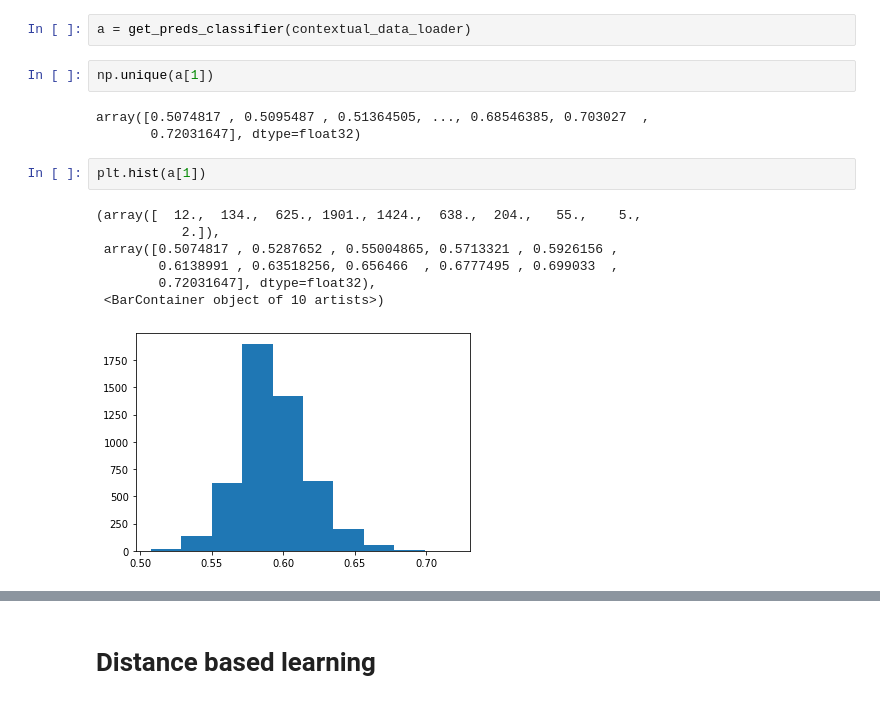
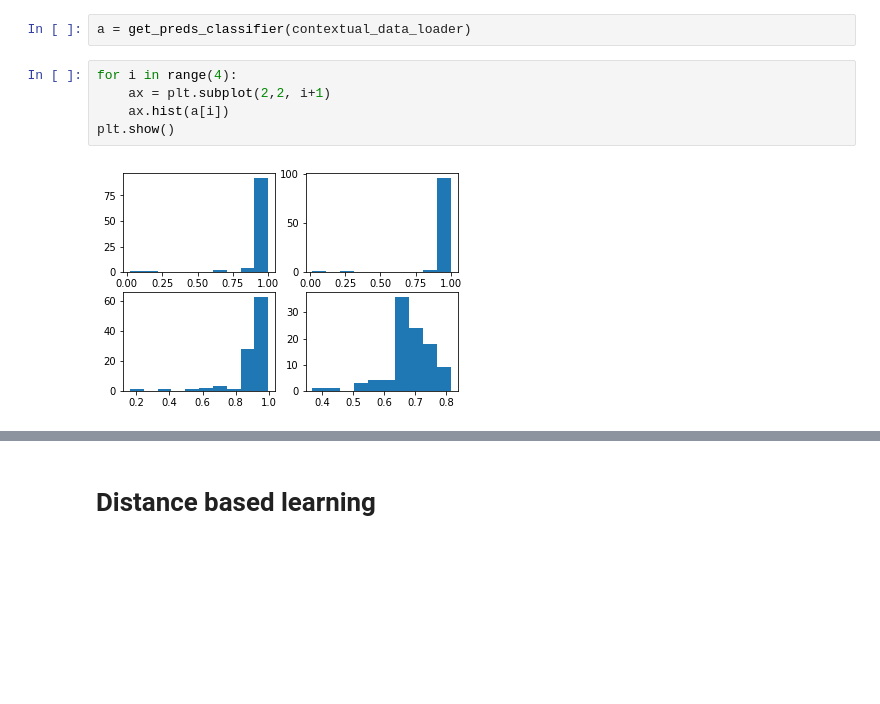
Before and after one commit to JohnnyWasilewski/Ph.D.-studies, a Jupyter notebook: contextulity.ipynb, the cells around one changed output, grey strips where cells are left out. Drawn from its saved outputs; the diff is of its cells as text; blank space fills up the shorter version.

```diff
--- a/contextulity.ipynb
+++ b/contextulity.ipynb
@@ -253,17 +313,9 @@ def get_preds_classifier(data_loader):
 # %%
 a = get_preds_classifier(contextual_data_loader)
 # %%
-np.unique(a[1])
+for i in range(4):
+    ax = plt.subplot(2,2, i+1)
+    ax.hist(a[i])
+plt.show()
 # %% [output]
-array([0.5074817 , 0.5095487 , 0.51364505, ..., 0.68546385, 0.703027  ,
-       0.72031647], dtype=float32)
+[figure, added]
-# %%
-plt.hist(a[1])
-# %% [output]
-(array([  12.,  134.,  625., 1901., 1424.,  638.,  204.,   55.,    5.,
-           2.]),
- array([0.5074817 , 0.5287652 , 0.55004865, 0.5713321 , 0.5926156 ,
-        0.6138991 , 0.63518256, 0.656466  , 0.6777495 , 0.699033  ,
-        0.72031647], dtype=float32),
- <BarContainer object of 10 artists>)
-[figure, removed]
```
Also changed, not shown: parts of 53 cells of this notebook, 1 other file.
